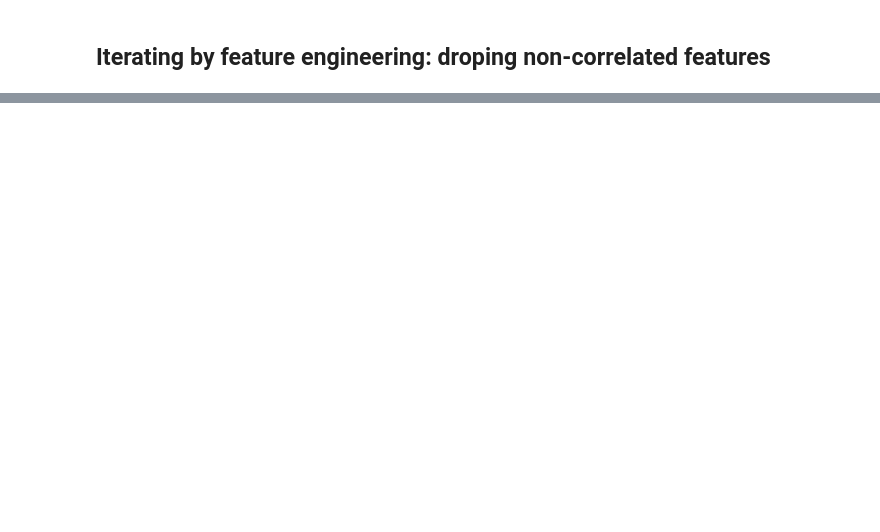
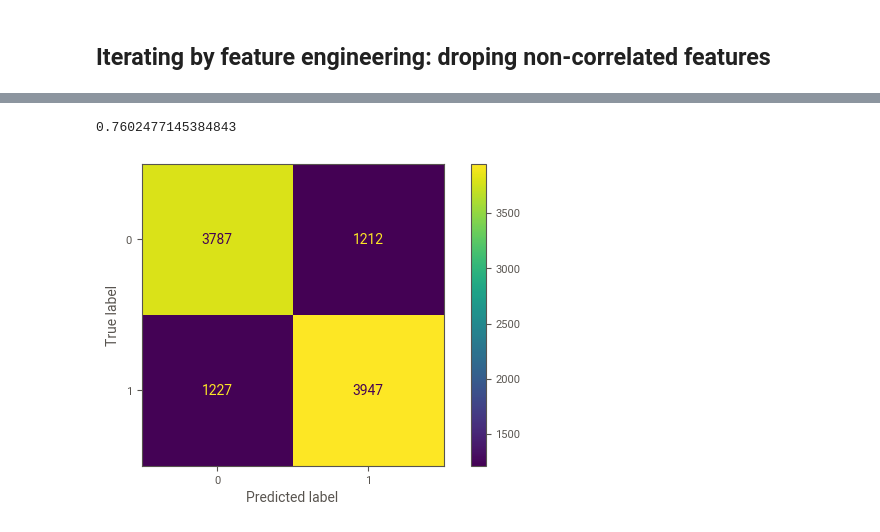
Before and after one commit to rogerserret/IronRoger, a Jupyter notebook: week5_midbootcamp_project/Project/Mid_bootcamp_project.ipynb, the cells around one changed output, grey strips where cells are left out. Drawn from its saved outputs; the diff is of its cells as text; code cells hidden in the pictures; blank space fills up the shorter version.

```diff
--- a/week5_midbootcamp_project/Project/Mid_bootcamp_project.ipynb
+++ b/week5_midbootcamp_project/Project/Mid_bootcamp_project.ipynb
@@ -753,0 +765,30 @@ weighted avg       0.78      0.78      0.78     10173
+# %%
+# We are going to use the Logistic Regression model with SMOTE as it is the one that gave us the best results
+# Droping columns
+selected_columns = X_S[['bank_accounts_open', 'credit_cards_held', 'homes_owned',
+       'household_size', 'average_balance', 'q2_balance', 'q3_balance',
+       'reward_Air Miles', 'reward_Cash Back', 'reward_Points',
+       'mailer_type_Letter', 'mailer_type_Postcard', 'income_level_High',
+       'income_level_Low', 'income_level_Medium', 'overdraft_protection_No',
+       'overdraft_protection_Yes', 'credit_rating_High', 'credit_rating_Low',
+       'credit_rating_Medium', 'own_your_home_No', 'own_your_home_Yes',
+       'q1_balance_log', 'q4_balance_log']]
+X3_S = selected_columns.copy() # we create a copy of the df just in case we finally don't want to apply changes
+X3_S.drop(['q1_balance_log', 'q2_balance','q3_balance','q4_balance_log','average_balance','overdraft_protection_No',
+       'overdraft_protection_Yes','own_your_home_No', 'own_your_home_Yes'], axis = 1, inplace = True)
+# %%
+logreg=LogisticRegression()
+X3_train_SII, X3_test_SII, y_train_SII, y_test_SII = train_test_split(X3_S, y_enc_S, test_size=0.3, random_state=40)
+clf_SII=logreg.fit(X3_train_SII,y_train_SII) # train the model
+# %%
+y_pred_SII=clf_SII.predict(X3_test_SII) #run the model
+# %%
+accuracy_score(y_test_SII,y_pred_SII)
+# %% [output]
+0.7602477145384843
+# %%
+cm = confusion_matrix(y_test_SII, y_pred_SII, labels=clf_SII.classes_)
+disp = ConfusionMatrixDisplay(confusion_matrix=cm,display_labels=clf_SII.classes_)
+disp.plot();  # the impact is not very significant and the model is a bit worse
+# %% [output]
+[figure, added]
```
Also changed, not shown: parts of 42 cells of this notebook, 1 other file.
